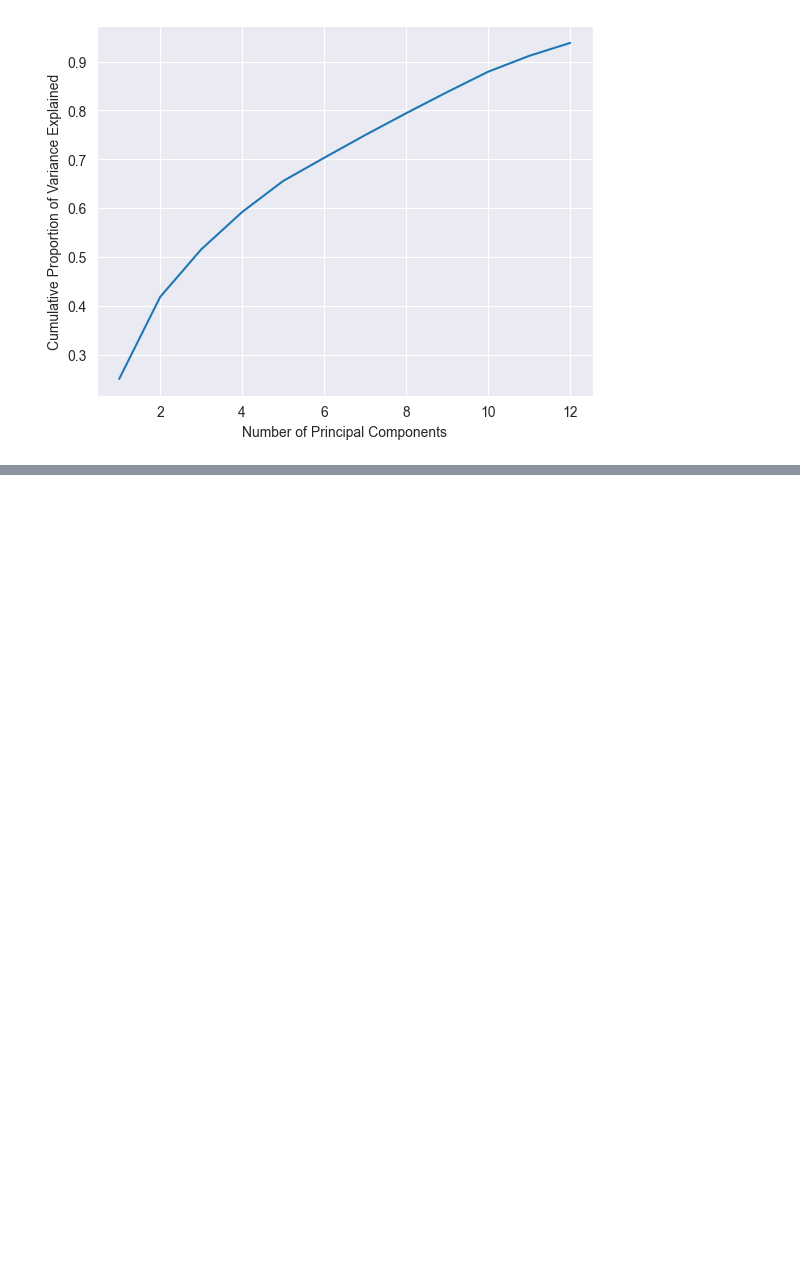
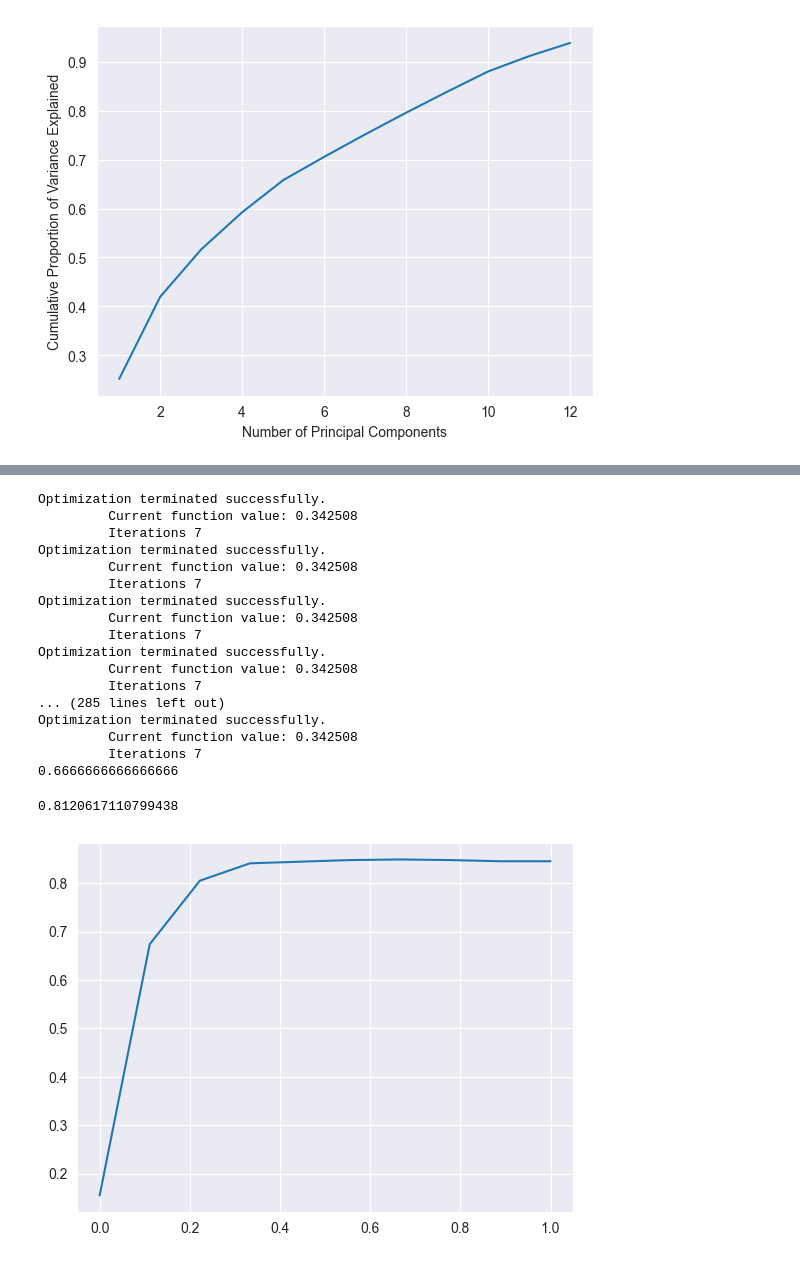
Before and after one commit to chancegunter/daily_code, a Jupyter notebook: Data_5600/UnitTest2.ipynb, the cells around one changed output, grey strips where cells are left out. Saved outputs shown, nothing was run; the diff lists cells and outputs as text; code cells hidden in the pictures; blank space fills up the shorter version.

```diff
--- a/Data_5600/UnitTest2.ipynb
+++ b/Data_5600/UnitTest2.ipynb
@@ -174,7 +162,8 @@ Text(0, 0.5, 'Cumulative Proportion of Variance Explained')
 [figure]
 # %%
 
-pc_log_reg = LogisticRegression().fit(pc_train[:,:12],ytrain.iloc[:])
+pc_log_reg = LogisticRegressionCV().fit(pc_train[:,:12],ytrain.iloc[:])
+pc_train_df = pd.DataFrame(pc_train[:,:12])
 pc_test = pca.transform(test_df.iloc[:,:-1])
 pc_log_reg.score(pc_test[:,:12], test_df.iloc[:,22])
 # %% [output]
@@ -182,3 +170,0 @@ pc_log_reg.score(pc_test[:,:12], test_df.iloc[:,22])
-# %%
-ridgecv = RidgeCV(alphas=10**10, scoring='neg_mean_squared_error')
-ridgecv.fit(Xtrain, ytrain)
@@ -186,0 +171,7 @@ RidgeCV(alphas=10000000000, scoring='neg_mean_squared_error')
+# %%
+ridgecv = RidgeCV(alphas=np.linspace(.01, 700,100000), scoring='neg_mean_squared_error', store_cv_values=True, cv=None)
+ridgecv.fit(pc_train_df, ytrain)
+print(ridgecv.alpha_)
+print(ridgecv.cv_values_)
+print(ridgecv.coef_)
+print(ridgecv.best_score_)
@@ -228,0 +257,56 @@ Processed 33649 models on 5 predictors in 127.85325717926025 seconds.
+# %%
+preds = LogisticRegressionCV(cv=10).fit(pc_train[:,:12],ytrain.iloc[:])
+preds = preds.predict(pc_test)
+thresholds = np.linspace(0,1,10)
+acc_list = []
+
+folds = np.random.choice(a = 10, size = pc_train_df.shape[0])
+
+t0 = time.time()
+for thresh in thresholds:
+    bin_pred_list = []
+    yval_list = []
+    for i in range(10):
+        val = pc_train_df.iloc[np.where(folds == i)[0],:]
+        train = pc_train_df.iloc[np.where(folds != i)[0],:]
+
+        pc_train_df = sm.add_constant(pc_train_df)
+
+        ytrain.reset_index(drop=True, inplace=True)
+        pc_train_df.reset_index(drop=True, inplace=True)
+
+        log_reg = sm.Logit(ytrain, pc_train_df).fit()
+
+        val_preds = log_reg.predict(pc_train_df.apply(pd.to_numeric))
+
+        binary_preds = np.where(val_preds >= thresh, 1, 0)
+        bin_pred_list.extend(binary_preds)
+        yval_list.extend(ytrain['hazardous'].tolist())
+    acc_list.append(accuracy_score(yval_list, bin_pred_list))
+t1 = time.time()
+
+plt.plot(thresholds, acc_list)
+print(thresholds[np.argmax(acc_list)])
+binary_preds = np.where(preds >= thresholds[np.argmax(acc_list)], 1, 0)
+
+accuracy_score(test_df['hazardous'], binary_preds)
+# %% [output]
+Optimization terminated successfully.
+         Current function value: 0.342508
+         Iterations 7
+Optimization terminated successfully.
+         Current function value: 0.342508
+         Iterations 7
+Optimization terminated successfully.
+         Current function value: 0.342508
+         Iterations 7
+Optimization terminated successfully.
+         Current function value: 0.342508
+         Iterations 7
+... (285 lines left out)
+Optimization terminated successfully.
+         Current function value: 0.342508
+         Iterations 7
+0.6666666666666666
+0.8120617110799438
+[figure, added]
```
Also changed, not shown: parts of 9 cells of this notebook.
